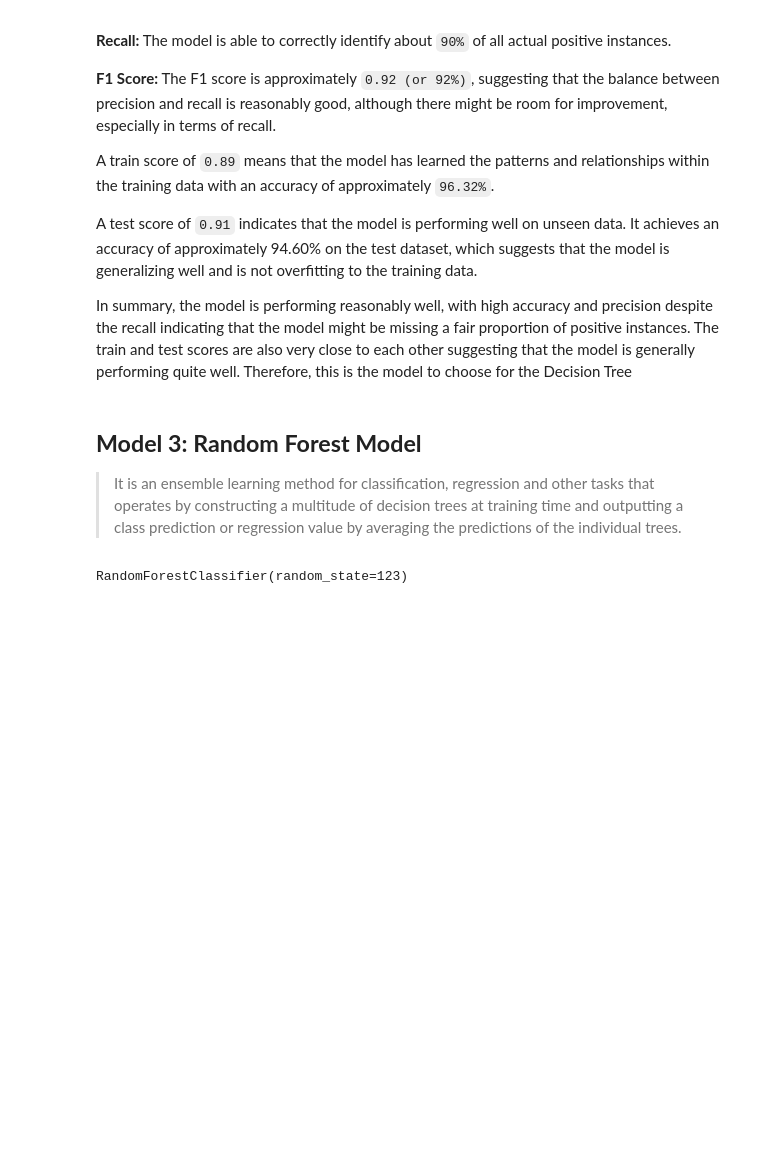
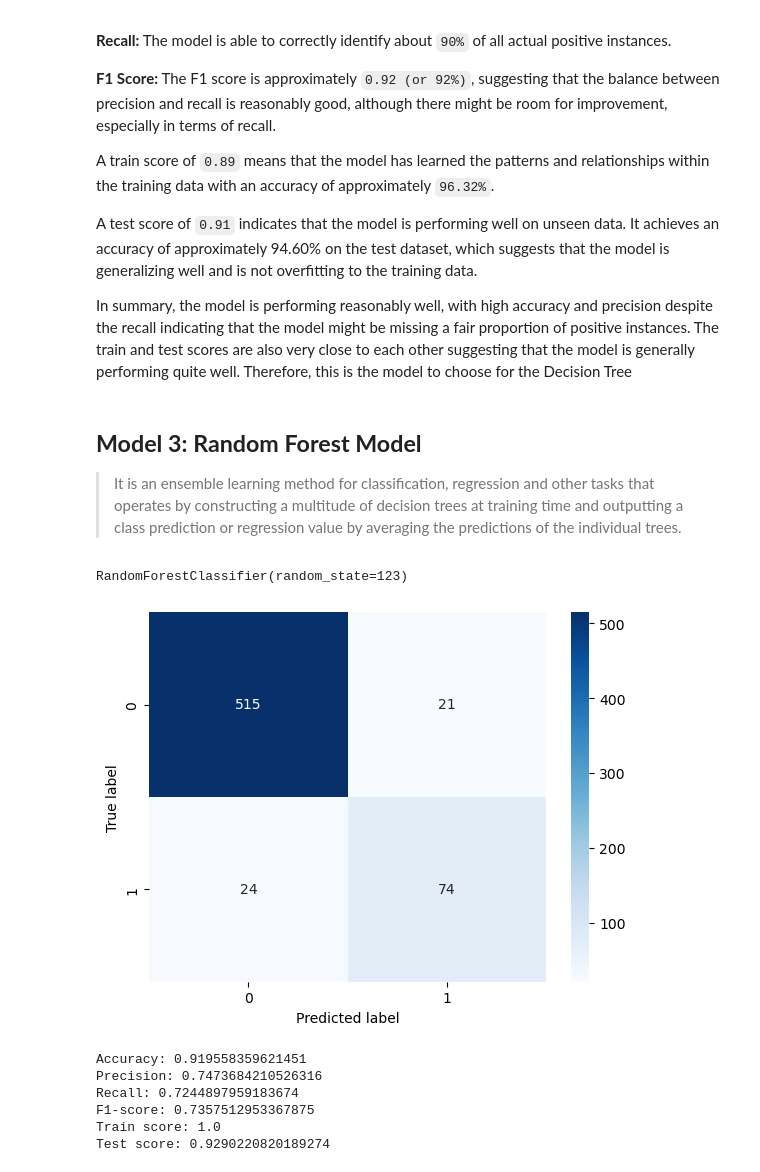
Before and after one commit to ShanChesseret/Predicting-Customer-Retention-For-SyriaTel-Mobile-Telecom, a Jupyter notebook: index.ipynb, the cells around one changed output. Saved outputs shown, nothing was run; the diff lists cells and outputs as text; code cells hidden in the pictures; blank space fills up the shorter version.

```diff
--- a/index.ipynb
+++ b/index.ipynb
@@ -787,3 +787,46 @@ RandomForestClassifier(random_state=123)
 # %%
 #predict on the test data
 y_pred_rf = rf_clf.predict(X_test)
+# %%
+def plot_confusion_matrix(y_true, y_pred, classes):
+    """
+    Plots a confusion matrix.
+    """
+    cm = confusion_matrix(y_true, y_pred)
+    plt.figure()
+    sns.heatmap(cm, annot=True, fmt='d', cmap='Blues', xticklabels=classes, yticklabels=classes)
+    plt.xlabel('Predicted label')
+    plt.ylabel('True label')
+    plt.show()
+# %%
+# creating the confusion matrix
+
+plot_confusion_matrix(y_test, y_pred_rf, [0,1])
+# %% [output]
+[figure, added]
+# %%
+# Evaluate the model's performance
+accuracy_rf = accuracy_score(y_test, y_pred)
+precision_rf = precision_score(y_test, y_pred)
+recall_rf = recall_score(y_test, y_pred)
+f1_rf = f1_score(y_test, y_pred)
+
+# Print the evaluation metrics
+print("Accuracy:", accuracy_rf)
+print("Precision:", precision_rf)
+print("Recall:", recall_rf)
+print("F1-score:", f1_rf)
+
+# Calculate train and test scores
+train_score = rf_clf.score(X_train, y_train)
+test_score = rf_clf.score(X_test,y_test)
+
+print("Train score:", train_score)
+print("Test score:", test_score)
+# %% [output]
+Accuracy: 0.919558359621451
+Precision: 0.7473684210526316
+Recall: 0.7244897959183674
+F1-score: 0.7357512953367875
+Train score: 1.0
+Test score: 0.9290220820189274
```
Also changed, not shown: parts of 2 cells of this notebook.
